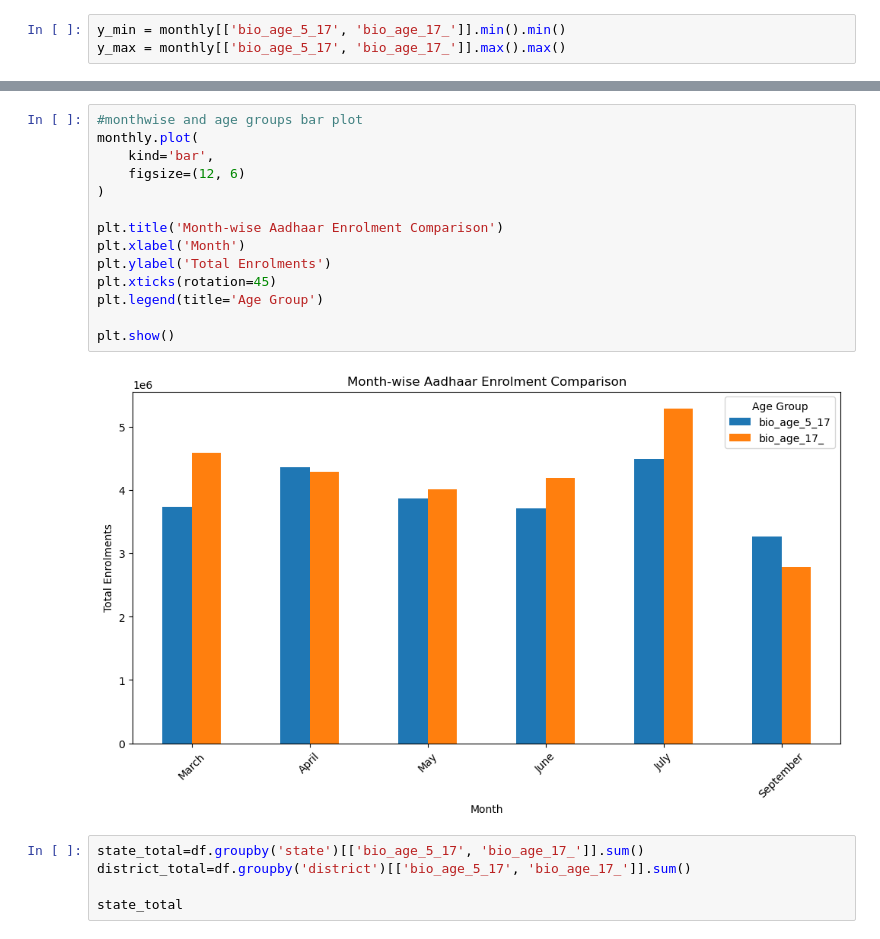
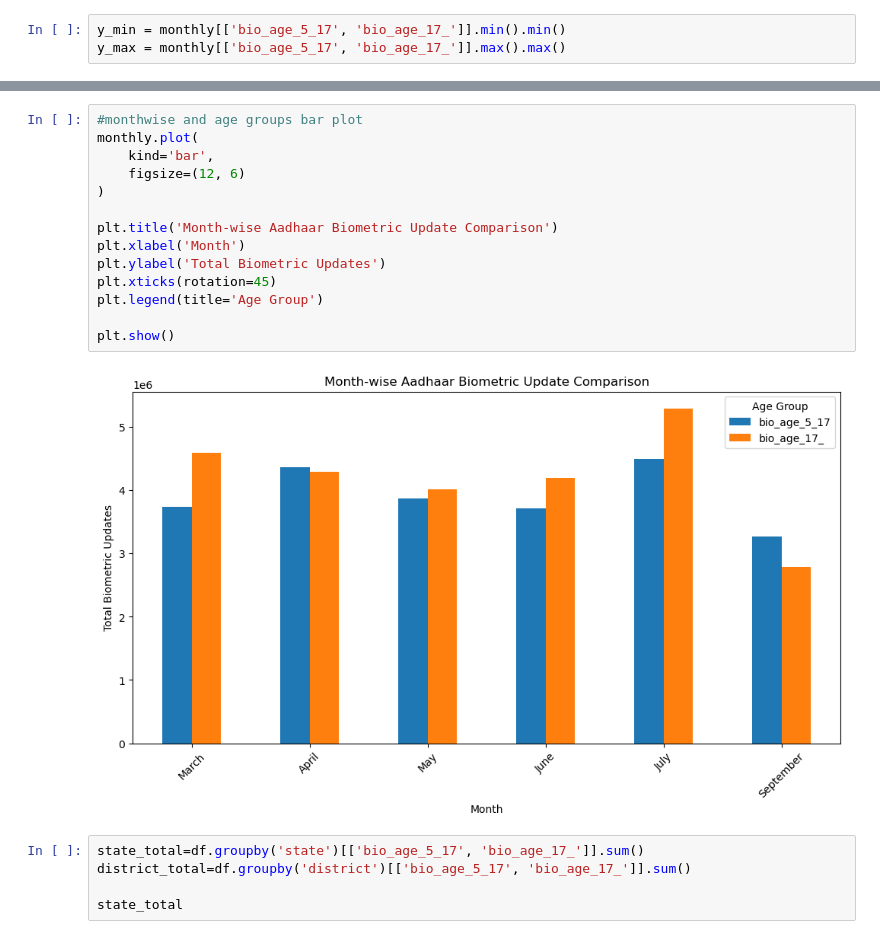
Before and after one commit to Shahnaz-Fathima-1611/UIDAI-Aadhar-Enrolment, a Jupyter notebook: Data Analysis/biometric1_datapreprocessing.ipynb, the cells around one changed output, grey strips where cells are left out. Drawn from its saved outputs; the diff is of its cells as text.

Commit message:
enrol, demo and bio update(preprocess)

```diff
--- a/Data Analysis/biometric1_datapreprocessing.ipynb
+++ b/Data Analysis/biometric1_datapreprocessing.ipynb
@@ -602,19 +563,19 @@ plt.show()
 # %%
 #monthwise and age groups bar plot
 monthly.plot(
     kind='bar',
     figsize=(12, 6)
 )
 
-plt.title('Month-wise Aadhaar Enrolment Comparison')
+plt.title('Month-wise Aadhaar Biometric Update Comparison')
 plt.xlabel('Month')
-plt.ylabel('Total Enrolments')
+plt.ylabel('Total Biometric Updates')
 plt.xticks(rotation=45)
 plt.legend(title='Age Group')
 
 plt.show()
 # %% [output]
-[figure, old version]
+[figure, new version]
 # %%
 state_total=df.groupby('state')[['bio_age_5_17', 'bio_age_17_']].sum()
 district_total=df.groupby('district')[['bio_age_5_17', 'bio_age_17_']].sum()
```
Also changed, not shown: parts of 22 cells of this notebook, 2 other files.
